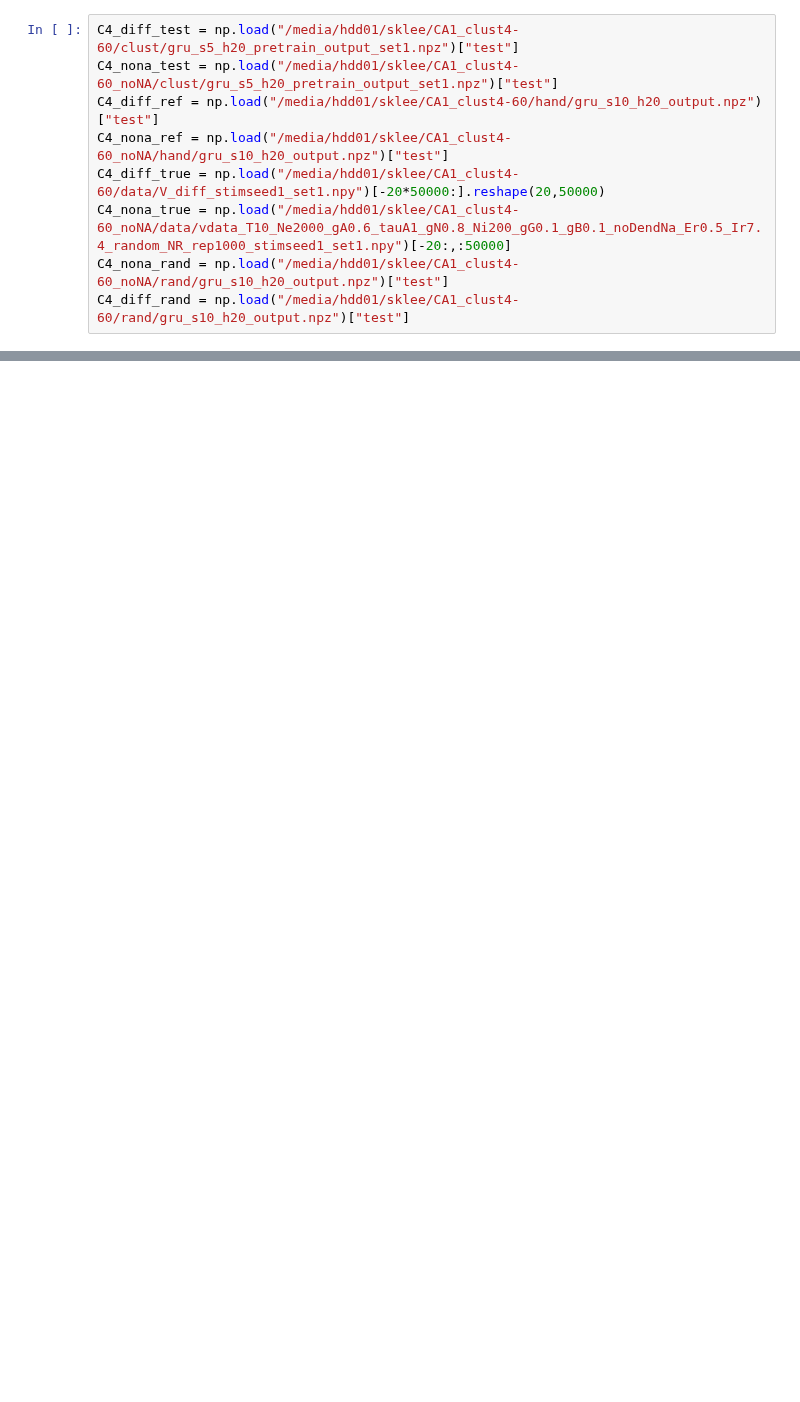
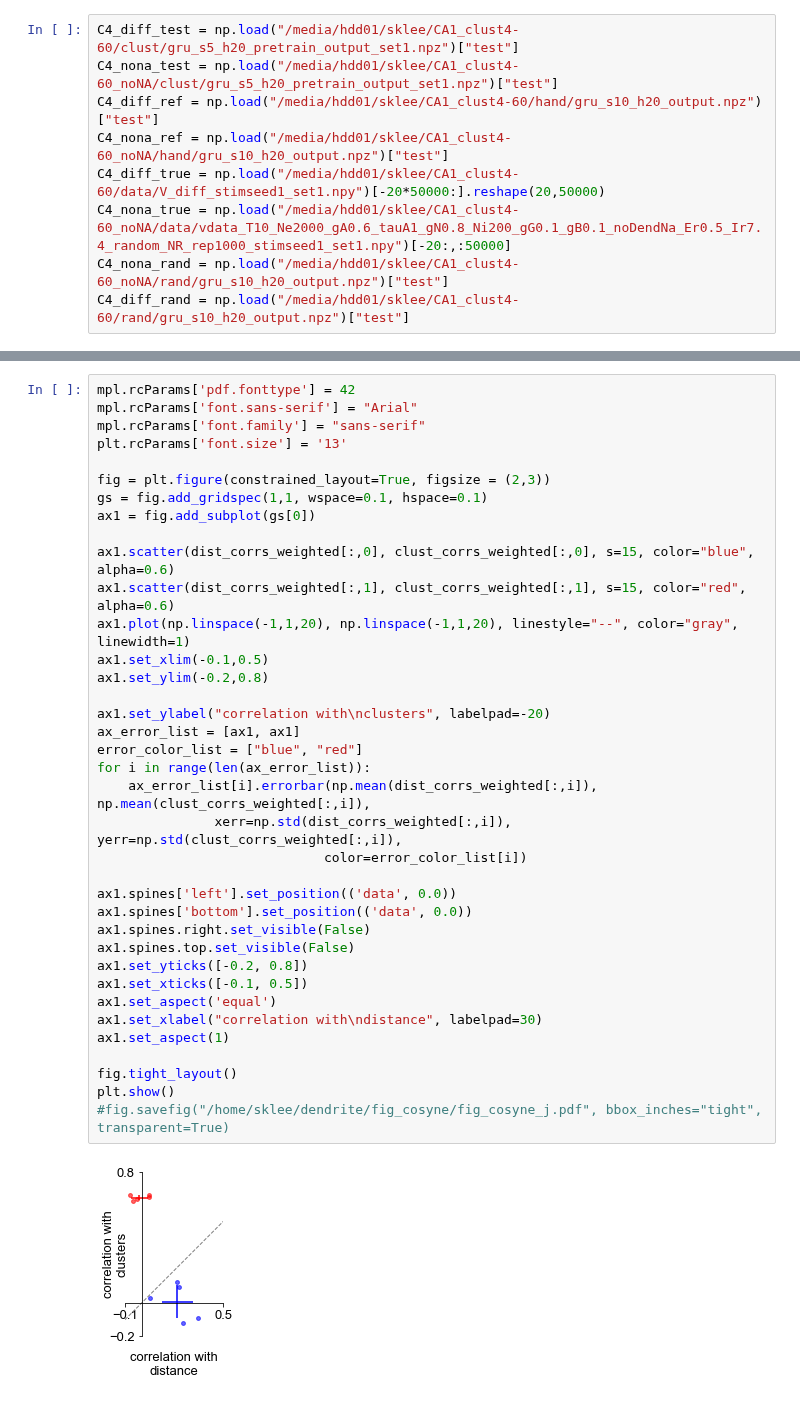
Before and after one commit to yjkimnada/dendrite, a Jupyter notebook: fig_cosyne/fig_cosyne.ipynb, the cells around one changed output, grey strips where cells are left out. Cells and saved outputs as stored; diff of their text form; blank space fills up the shorter version.

```diff
--- a/fig_cosyne/fig_cosyne.ipynb
+++ b/fig_cosyne/fig_cosyne.ipynb
@@ -881,0 +809,39 @@ fig.tight_layout()
+# %%
+mpl.rcParams['pdf.fonttype'] = 42
+mpl.rcParams['font.sans-serif'] = "Arial"
+mpl.rcParams['font.family'] = "sans-serif"
+plt.rcParams['font.size'] = '13'
+
+fig = plt.figure(constrained_layout=True, figsize = (2,3))
+gs = fig.add_gridspec(1,1, wspace=0.1, hspace=0.1)
+ax1 = fig.add_subplot(gs[0])
+
+ax1.scatter(dist_corrs_weighted[:,0], clust_corrs_weighted[:,0], s=15, color="blue", alpha=0.6)
+ax1.scatter(dist_corrs_weighted[:,1], clust_corrs_weighted[:,1], s=15, color="red", alpha=0.6)
+ax1.plot(np.linspace(-1,1,20), np.linspace(-1,1,20), linestyle="--", color="gray", linewidth=1)
+ax1.set_xlim(-0.1,0.5)
+ax1.set_ylim(-0.2,0.8)
+
+ax1.set_ylabel("correlation with\nclusters", labelpad=-20)
+ax_error_list = [ax1, ax1]
+error_color_list = ["blue", "red"]
+for i in range(len(ax_error_list)):
+    ax_error_list[i].errorbar(np.mean(dist_corrs_weighted[:,i]), np.mean(clust_corrs_weighted[:,i]),
+               xerr=np.std(dist_corrs_weighted[:,i]), yerr=np.std(clust_corrs_weighted[:,i]),
+                             color=error_color_list[i])
+
+ax1.spines['left'].set_position(('data', 0.0))
+ax1.spines['bottom'].set_position(('data', 0.0))
+ax1.spines.right.set_visible(False)
+ax1.spines.top.set_visible(False)
+ax1.set_yticks([-0.2, 0.8])
+ax1.set_xticks([-0.1, 0.5])
+ax1.set_aspect('equal')
+ax1.set_xlabel("correlation with\ndistance", labelpad=30)
+ax1.set_aspect(1)
+
+fig.tight_layout()
+plt.show()
+#fig.savefig("/home/sklee/dendrite/fig_cosyne/fig_cosyne_j.pdf", bbox_inches="tight", transparent=True)
+# %% [output]
+[figure, added]
```
Also changed, not shown: parts of 11 cells of this notebook, 31 other files.
